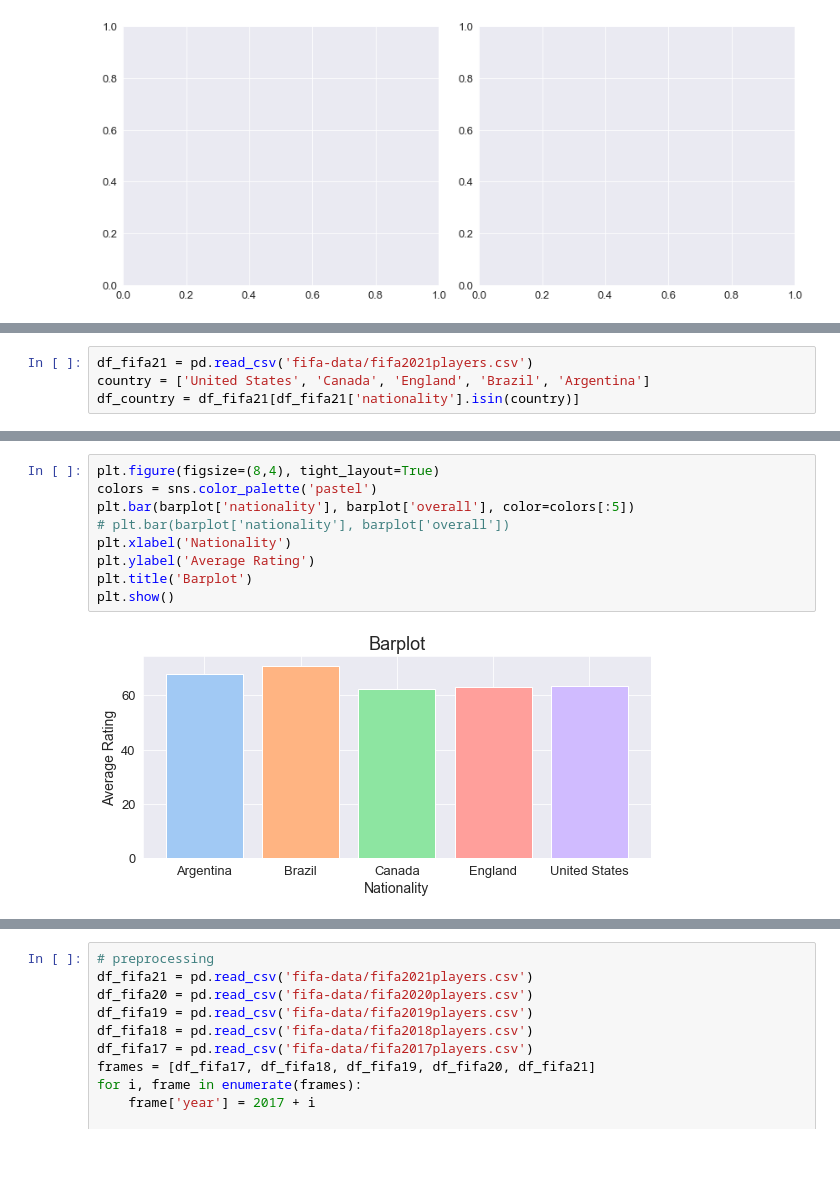
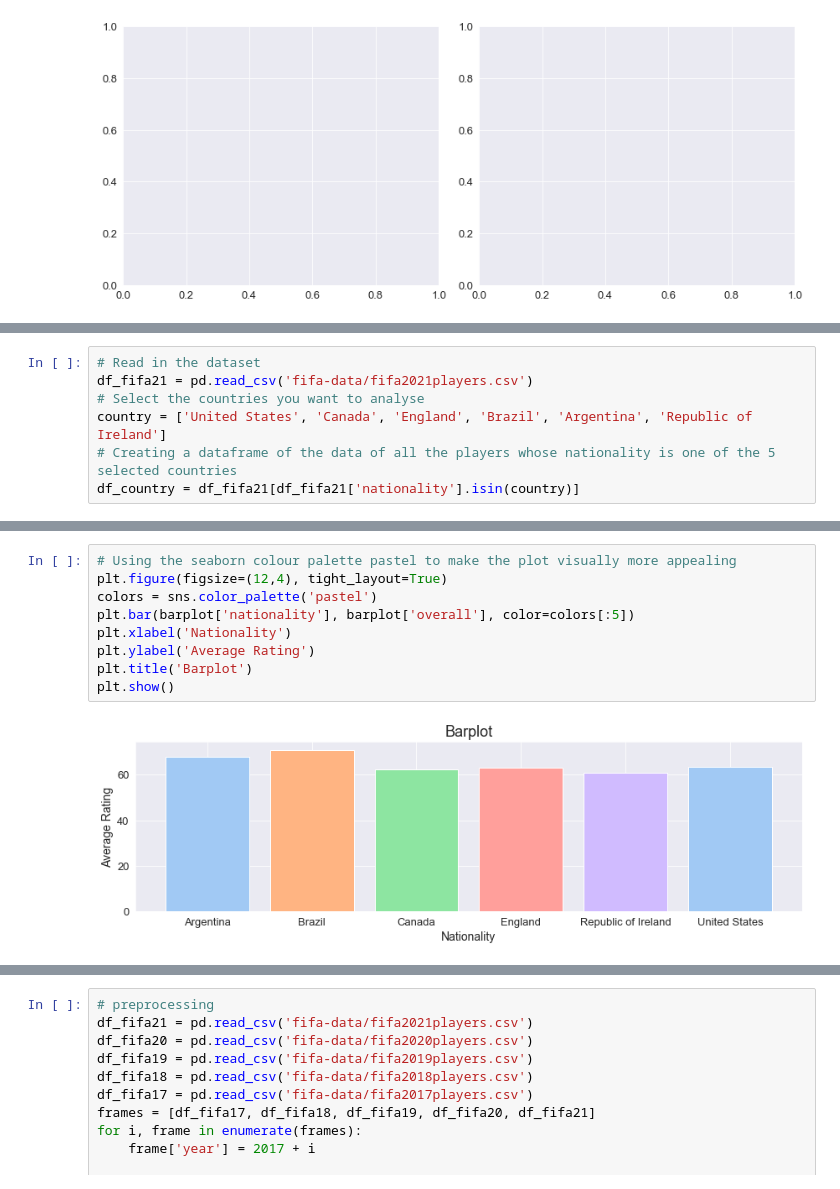
Before and after one commit to Michelleoc/fundamentals-of-data-analysis-assessment, a Jupyter notebook: pyplot.ipynb, the cells around one changed output, grey strips where cells are left out. Drawn from its saved outputs; the diff is of its cells as text; blank space fills up the shorter version.

```diff
--- a/pyplot.ipynb
+++ b/pyplot.ipynb
@@ -420,5 +595,8 @@ fig, ax = plt.subplots(nrows=1,ncols=2, figsize=(12, 5), tight_layout=True)
 # %%
+# Read in the dataset
 df_fifa21 = pd.read_csv('fifa-data/fifa2021players.csv')
-country = ['United States', 'Canada', 'England', 'Brazil', 'Argentina']
+# Select the countries you want to analyse
+country = ['United States', 'Canada', 'England', 'Brazil', 'Argentina', 'Republic of Ireland']
+# Creating a dataframe of the data of all the players whose nationality is one of the 5 selected countries
 df_country = df_fifa21[df_fifa21['nationality'].isin(country)]
 # %%
@@ -427,11 +624,11 @@ barplot = df_country.groupby(['nationality'], as_index=False).mean()[['nationali
 # %%
-plt.figure(figsize=(8,4), tight_layout=True)
+# Using the seaborn colour palette pastel to make the plot visually more appealing
+plt.figure(figsize=(12,4), tight_layout=True)
 colors = sns.color_palette('pastel')
 plt.bar(barplot['nationality'], barplot['overall'], color=colors[:5])
-# plt.bar(barplot['nationality'], barplot['overall'])
 plt.xlabel('Nationality')
 plt.ylabel('Average Rating')
 plt.title('Barplot')
 plt.show()
 # %% [output]
-[figure, old version]
+[figure, new version]
```
Also changed, not shown: parts of 52 cells of this notebook.
